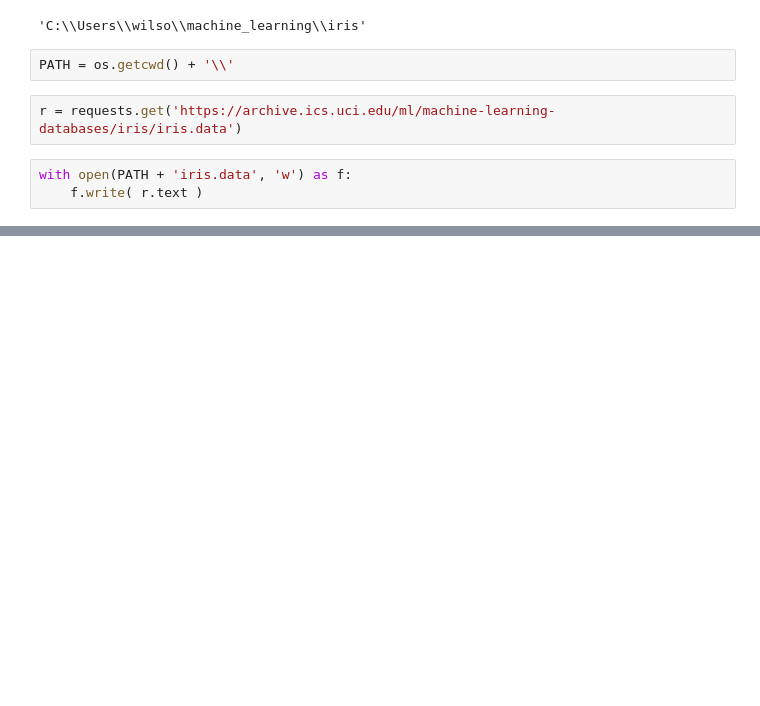
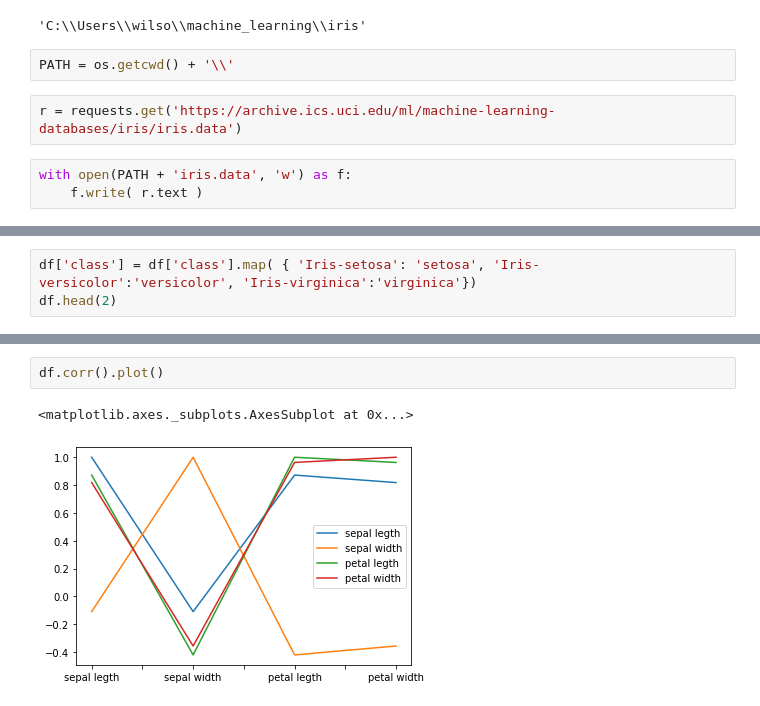
Before and after one commit to wilsonazer/iris, a Jupyter notebook: Analyse in Iris data set.ipynb, the cells around one changed output, grey strips where cells are left out. Drawn from its saved outputs; the diff is of its cells as text; blank space fills up the shorter version.

```diff
--- a/Analyse in Iris data set.ipynb
+++ b/Analyse in Iris data set.ipynb
@@ -50,0 +118,3 @@ df
+# %%
+df['class'] = df['class'].map( { 'Iris-setosa': 'setosa', 'Iris-versicolor':'versicolor', 'Iris-virginica':'virginica'})
+df.head(2)
@@ -50,0 +157,5 @@ df
+# %%
+df.corr().plot()
+# %% [output]
+<matplotlib.axes._subplots.AxesSubplot at 0x...>
+[figure, added]
```
Also changed, not shown: parts of 15 cells of this notebook.
